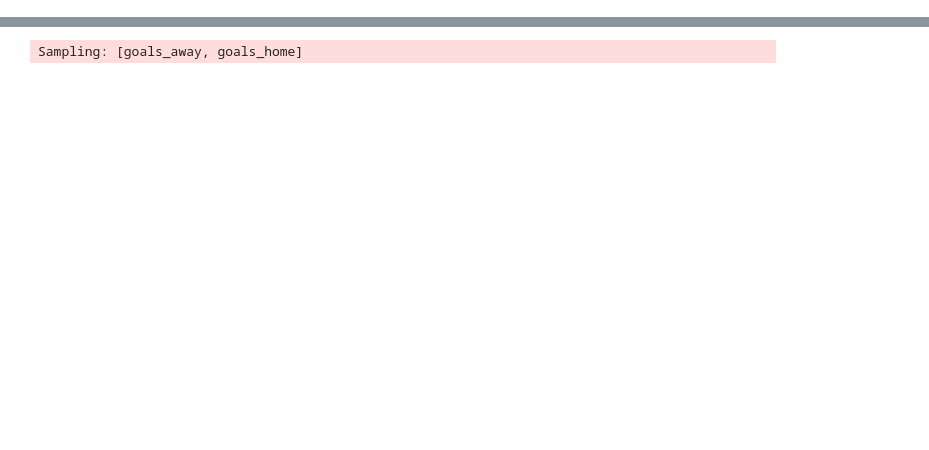
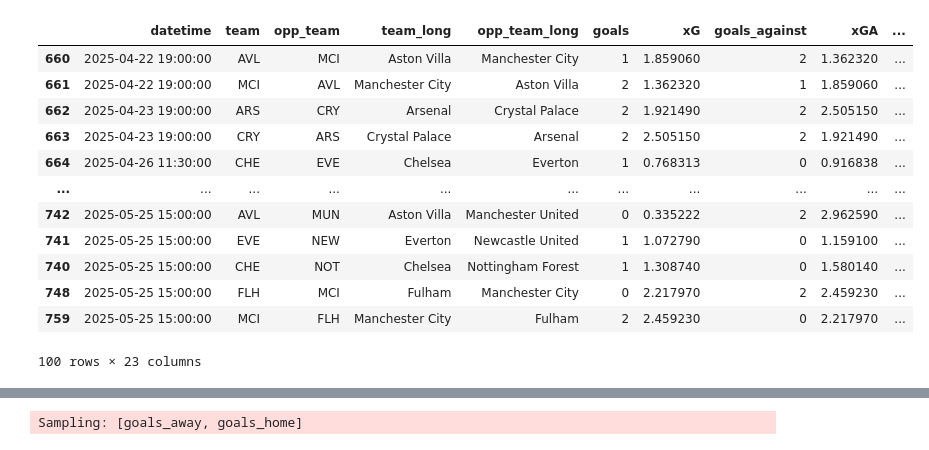
Before and after one commit to had499/bayesian-football-predictor, a Jupyter notebook: notebooks/modelling.ipynb, the cells around one changed output, grey strips where cells are left out. Saved outputs shown, nothing was run; the diff lists cells and outputs as text; code cells hidden in the pictures; blank space fills up the shorter version.

```diff
--- a/notebooks/modelling.ipynb
+++ b/notebooks/modelling.ipynb
@@ -51 +31,18 @@ df
+# %%
+from datetime import datetime
+df[df['round']>=30]
+# %% [output]
+|  | datetime | team | opp_team | team_long | opp_team_long | goals | xG | goals_against | xGA | ... |
+| 660 | 2025-04-22 19:00:00 | AVL | MCI | Aston Villa | Manchester City | 1 | 1.859060 | 2 | 1.362320 | ... |
+| 661 | 2025-04-22 19:00:00 | MCI | AVL | Manchester City | Aston Villa | 2 | 1.362320 | 1 | 1.859060 | ... |
+| 662 | 2025-04-23 19:00:00 | ARS | CRY | Arsenal | Crystal Palace | 2 | 1.921490 | 2 | 2.505150 | ... |
+| 663 | 2025-04-23 19:00:00 | CRY | ARS | Crystal Palace | Arsenal | 2 | 2.505150 | 2 | 1.921490 | ... |
+| 664 | 2025-04-26 11:30:00 | CHE | EVE | Chelsea | Everton | 1 | 0.768313 | 0 | 0.916838 | ... |
+| ... | ... | ... | ... | ... | ... | ... | ... | ... | ... | ... |
+| 742 | 2025-05-25 15:00:00 | AVL | MUN | Aston Villa | Manchester United | 0 | 0.335222 | 2 | 2.962590 | ... |
+| 741 | 2025-05-25 15:00:00 | EVE | NEW | Everton | Newcastle United | 1 | 1.072790 | 0 | 1.159100 | ... |
+| 740 | 2025-05-25 15:00:00 | CHE | NOT | Chelsea | Nottingham Forest | 1 | 1.308740 | 0 | 1.580140 | ... |
+| 748 | 2025-05-25 15:00:00 | FLH | MCI | Fulham | Manchester City | 0 | 2.217970 | 2 | 2.459230 | ... |
+| 759 | 2025-05-25 15:00:00 | MCI | FLH | Manchester City | Fulham | 2 | 2.459230 | 0 | 2.217970 | ... |
+100 rows × 23 columns
 # %%
```
Also changed, not shown: parts of 35 cells of this notebook, 1 other file.
